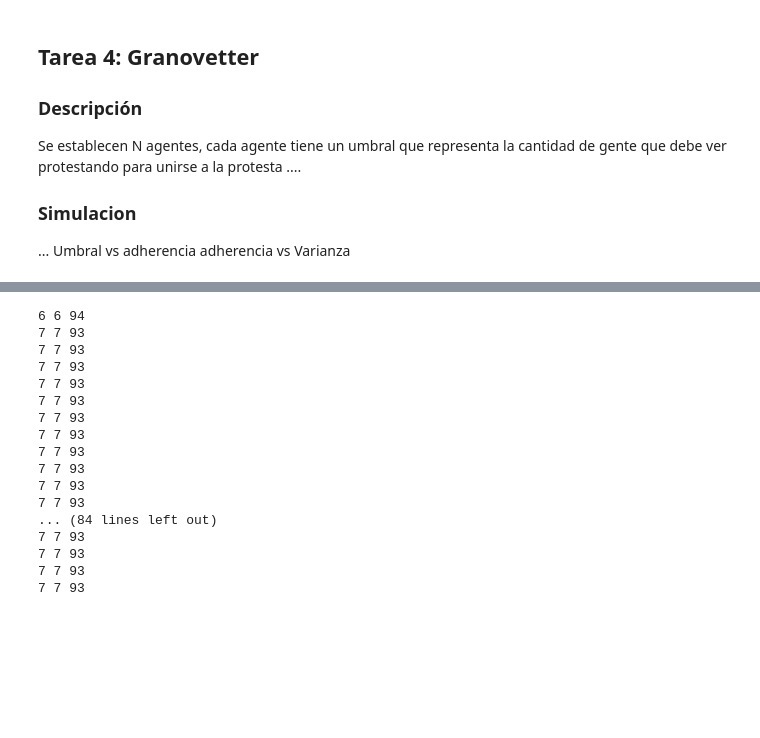
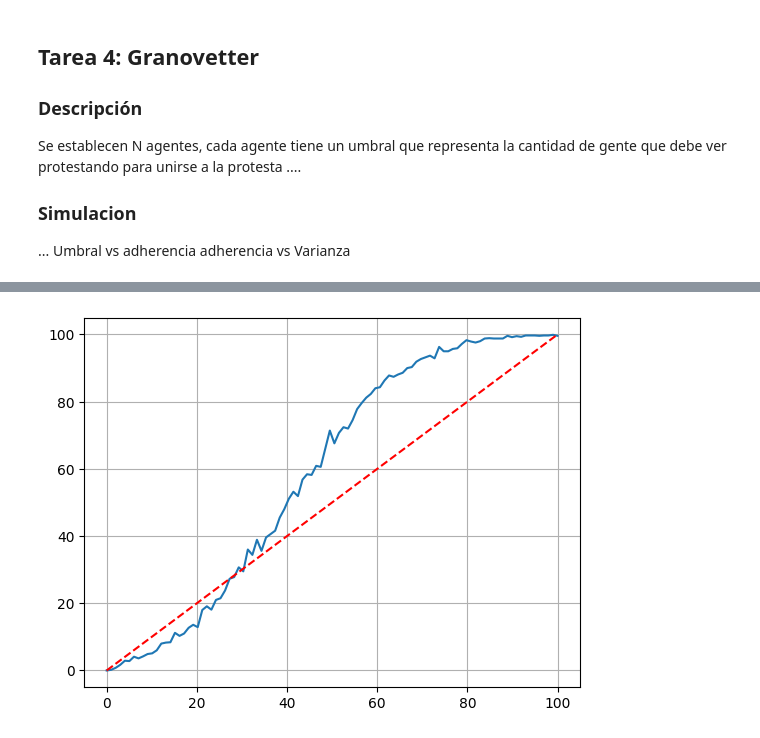
Before and after one commit to spulgares/Sociofisica, a Jupyter notebook: Granovetter Model/Granovetter.ipynb, the cells around one changed output, grey strips where cells are left out. Cells and saved outputs as stored; diff of their text form; code cells hidden in the pictures; blank space fills up the shorter version.

```diff
--- a/Granovetter Model/Granovetter.ipynb
+++ b/Granovetter Model/Granovetter.ipynb
@@ -21,5 +22,5 @@ import matplotlib.pyplot as plt
 # %%
-def test(tamaño, Umbral):
+def uniforme(tamaño, Umbral):
     Agents=np.random.randint(0,100,tamaño)
     adhesion=0
     retraccion=0
@@ -48,5 +38,5 @@ plt.plot(wa,wa, 'r--')
 # %%
-def test2(tamaño, media, std,  Umbral):
+def normal(tamaño, media, std,  Umbral):
     Agents=np.ceil(np.abs(np.random.normal(media,std,tamaño))*100)
     adhesion=0
     retraccion=0
@@ -61,13 +51,3 @@ def test2(tamaño, media, std,  Umbral):
         Umbral=adhesion
         #print(Umbral, adhesion,retraccion)
     return adhesion
-# %%
-wa=np.linspace(0,100,100)
-lista=[]
-for elem in range(len(wa)):
-    asd=test2(1000,0.4, 0.2, wa[elem])
-    lista.append(asd/10)
-plt.plot(wa,lista, markersize=5, alpha=0.5)
-plt.plot(wa,wa, 'r--')
-plt.grid(True)
-plt.savefig('test4.png')
@@ -76,35 +54,28 @@ plt.savefig('test4.png')
-# %%
-Agents=np.random.randint(0,100,100)
-Umbral=5
-ciclos=100
-for a in range(ciclos):
-    adhesion=0
-    retraccion=0
-    for i in range(len(Agents)):
-        if Agents[i]>Umbral:
-            retraccion+=1
-        if Agents[i]<=Umbral:
-            adhesion+=1
-    if np.ceil((adhesion/len(Agents))*100)<1:
-        Umbral=np.ceil((adhesion/len(Agents))*100)
-    else:
-        Umbral=adhesion
-    print(Umbral, adhesion,retraccion)
-# %% [output]
-6 6 94
-7 7 93
-7 7 93
-7 7 93
-7 7 93
-7 7 93
-7 7 93
-7 7 93
-7 7 93
-7 7 93
-7 7 93
-7 7 93
-... (84 lines left out)
-7 7 93
-7 7 93
-7 7 93
-7 7 93
+# %%
+def simul(funcion,carpeta,media=0,std=0):
+    path='./Simulacion/'+str(carpeta)
+    if not os.path.exists(path):
+        os.makedirs(path, exist_ok=True)
+    wa=np.linspace(0,100,100)
+    lista=[]
+    for elem in range(len(wa)):
+        if funcion==uniforme:
+            with open(path+'/log.txt', 'w') as file: ##Archivo que guardará los parámetros usados
+                file.write( 'Se utilizó la distribución uniforme')
+            asd=uniforme(1000,wa[elem])
+            lista.append(asd/10)
+        if funcion==normal:
+            asd=normal(1000,media, std, wa[elem])
+            lista.append(asd/10)
+            with open(path+'/log.txt', 'w') as file:
+                file.write( 'Se utilizó la distribución normal'+'\n')
+                file.write("La media utilizada fue: "+str(media)+'\n')
+                file.write("La desviación utilizada fue: "+str(std)+'\n')
+    plt.plot(wa,lista)
+    plt.plot(wa,wa, 'r--')
+    plt.grid(True)
+    plt.savefig(path+'/simul.png')
+# %%
+simul(normal, 'testing2', 0.4,0.2)
+# %% [output]
+[figure, added]
```
Also changed, not shown: parts of 3 cells of this notebook, 3 other files.
